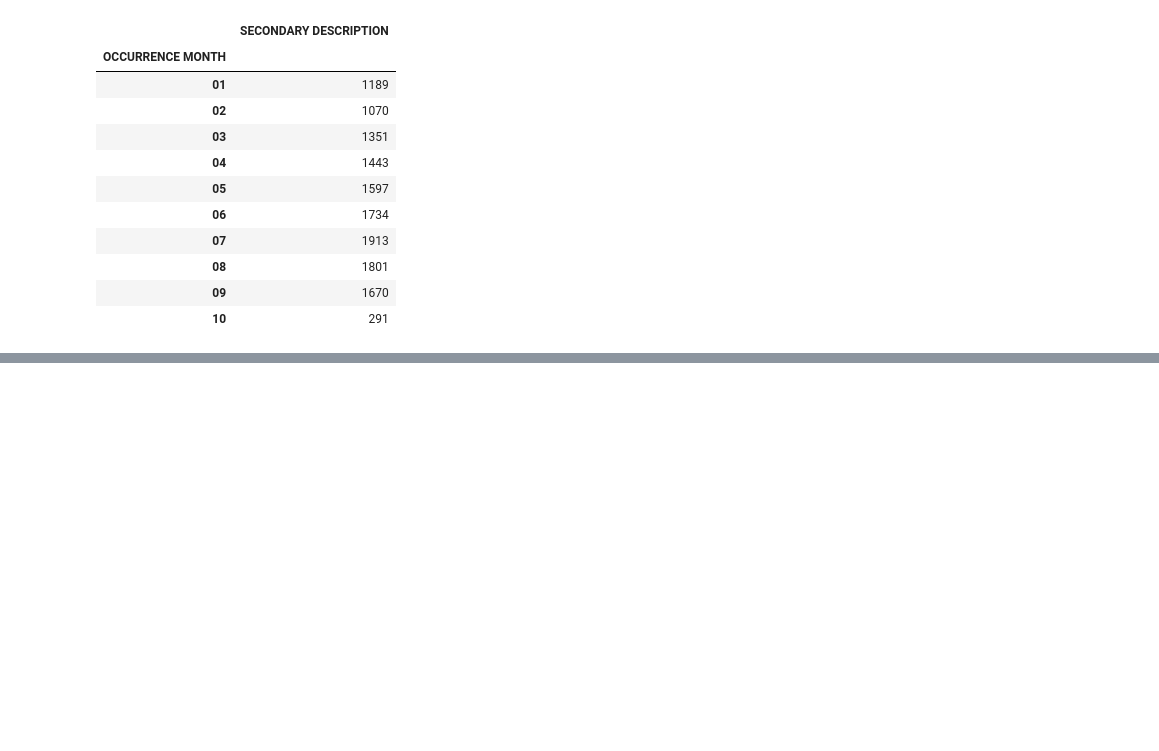
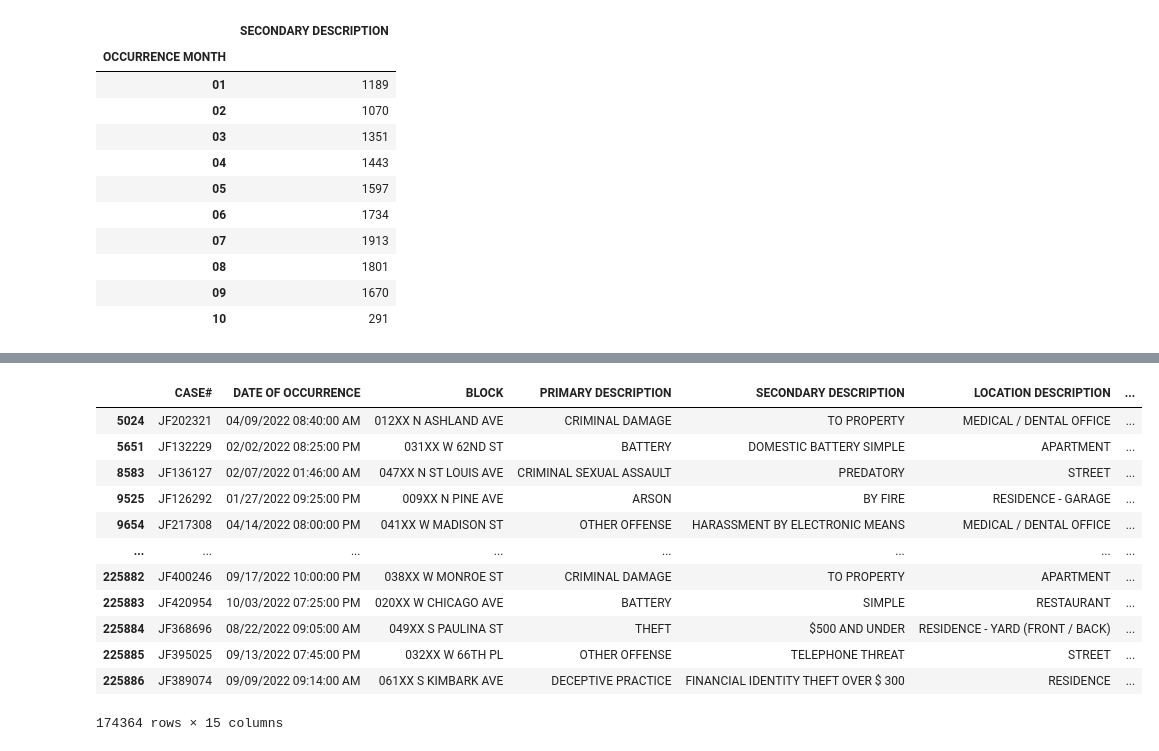
Before and after one commit to jrthompson25/Chicago_Crime_Analysis, a Jupyter notebook: Notebooks/Chicago Crime Project.ipynb, the cells around one changed output, grey strips where cells are left out. Saved outputs shown, nothing was run; the diff lists cells and outputs as text; code cells hidden in the pictures; blank space fills up the shorter version.

```diff
--- a/Notebooks/Chicago Crime Project.ipynb
+++ b/Notebooks/Chicago Crime Project.ipynb
@@ -402,0 +531,16 @@ fiveHunderedOrLessByMonth2022_df
+# %%
+chicagoCrime2022
+# %% [output]
+|  | CASE# | DATE OF OCCURRENCE | BLOCK | PRIMARY DESCRIPTION | SECONDARY DESCRIPTION | LOCATION DESCRIPTION | ... |
+| 5024 | JF202321 | 04/09/2022 08:40:00 AM | 012XX N ASHLAND AVE | CRIMINAL DAMAGE | TO PROPERTY | MEDICAL / DENTAL OFFICE | ... |
+| 5651 | JF132229 | 02/02/2022 08:25:00 PM | 031XX W 62ND ST | BATTERY | DOMESTIC BATTERY SIMPLE | APARTMENT | ... |
+| 8583 | JF136127 | 02/07/2022 01:46:00 AM | 047XX N ST LOUIS AVE | CRIMINAL SEXUAL ASSAULT | PREDATORY | STREET | ... |
+| 9525 | JF126292 | 01/27/2022 09:25:00 PM | 009XX N PINE AVE | ARSON | BY FIRE | RESIDENCE - GARAGE | ... |
+| 9654 | JF217308 | 04/14/2022 08:00:00 PM | 041XX W MADISON ST | OTHER OFFENSE | HARASSMENT BY ELECTRONIC MEANS | MEDICAL / DENTAL OFFICE | ... |
+| ... | ... | ... | ... | ... | ... | ... | ... |
+| 225882 | JF400246 | 09/17/2022 10:00:00 PM | 038XX W MONROE ST | CRIMINAL DAMAGE | TO PROPERTY | APARTMENT | ... |
+| 225883 | JF420954 | 10/03/2022 07:25:00 PM | 020XX W CHICAGO AVE | BATTERY | SIMPLE | RESTAURANT | ... |
+| 225884 | JF368696 | 08/22/2022 09:05:00 AM | 049XX S PAULINA ST | THEFT | $500 AND UNDER | RESIDENCE - YARD (FRONT / BACK) | ... |
+| 225885 | JF395025 | 09/13/2022 07:45:00 PM | 032XX W 66TH PL | OTHER OFFENSE | TELEPHONE THREAT | STREET | ... |
+| 225886 | JF389074 | 09/09/2022 09:14:00 AM | 061XX S KIMBARK AVE | DECEPTIVE PRACTICE | FINANCIAL IDENTITY THEFT OVER $ 300 | RESIDENCE | ... |
+174364 rows × 15 columns
```
Also changed, not shown: parts of 12 cells of this notebook.
